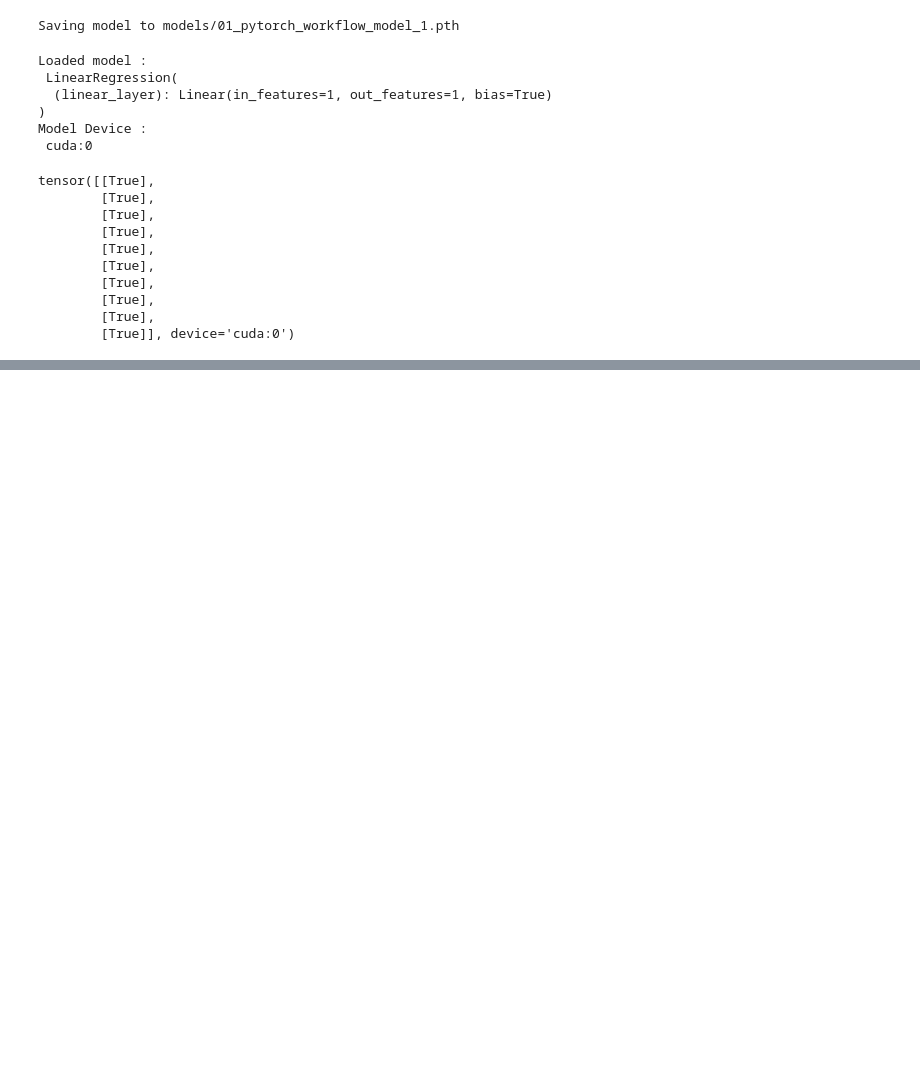
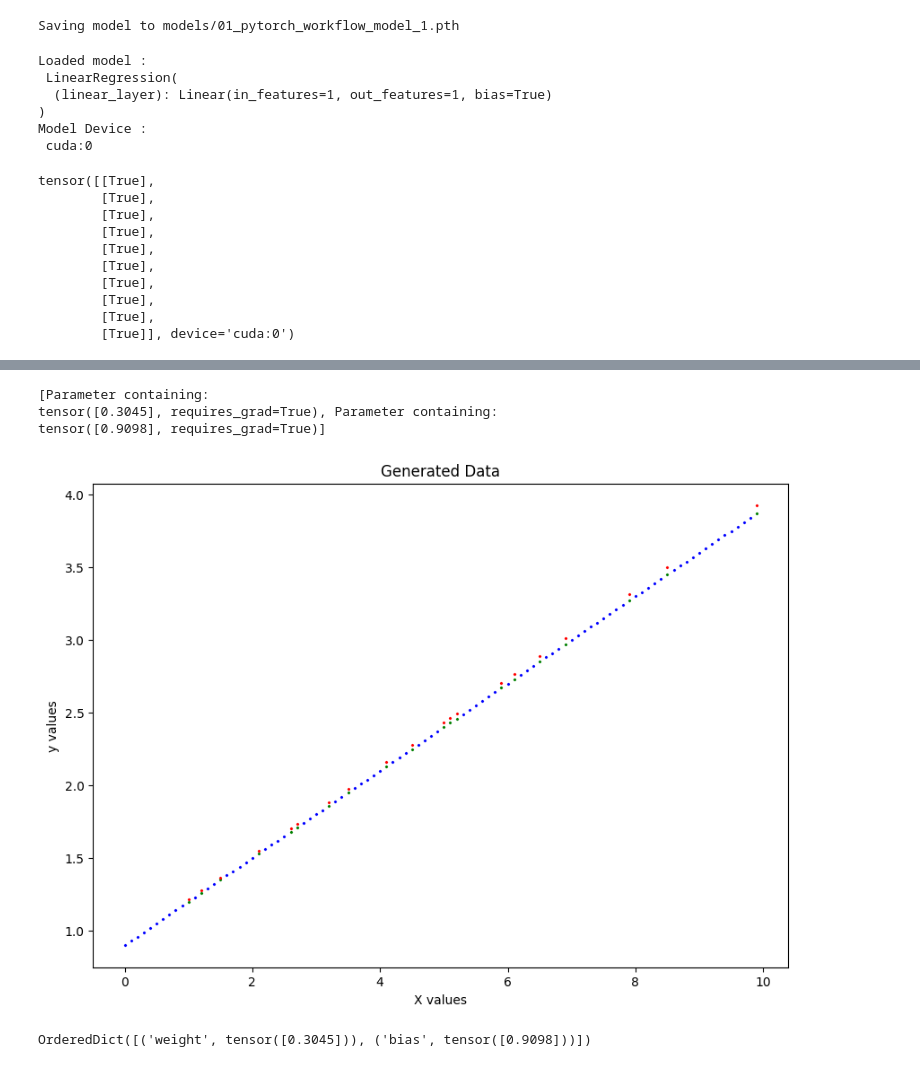
Before and after one commit to suryansh-sinha/Learning-PyTorch, a Jupyter notebook: Daniel Bourke/01_PyTorch_Workflow.ipynb, the cells around one changed output, grey strips where cells are left out. Cells and saved outputs as stored; diff of their text form; code cells hidden in the pictures; blank space fills up the shorter version.

```diff
--- a/Daniel Bourke/01_PyTorch_Workflow.ipynb
+++ b/Daniel Bourke/01_PyTorch_Workflow.ipynb
@@ -791,0 +907,39 @@ tensor([[True],
+# %%
+loss_fn = nn.L1Loss()
+optimizer = torch.optim.SGD(params=newModel.parameters(),
+                            lr=0.01)
+# %%
+# Training and Testing Loop
+epochs = 300
+epoch_count = []
+train_losses = []
+test_losses = []
+
+for epoch in range(epochs):
+
+  # Training mode for model
+  newModel.train()
+
+  preds = newModel(X_train)
+
+  loss = loss_fn(preds, y_train)
+
+  optimizer.zero_grad()
+
+  loss.backward()
+
+  optimizer.step()
+
+
+  newModel.eval()
+  # Testing every 20 epochs
+  if epoch%20 == 0:
+    epoch_count.append(epoch)
+    with torch.inference_mode():
+      test_preds = newModel(X_test)
+      test_loss = loss_fn(test_preds, y_test)
+      train_losses.append(loss)
+      test_losses.append(test_loss)
+
+
+    print(f'Epoch: {epoch} | Training Loss: {loss} | Testing Loss: {test_loss}')
@@ -791,0 +962,14 @@ tensor([[True],
+# %%
+print(list(newModel.parameters()))
+# %% [output]
+[Parameter containing:
+tensor([0.3045], requires_grad=True), Parameter containing:
+tensor([0.9098], requires_grad=True)]
+# %%
+newModel.eval()
+with torch.inference_mode():
+  test_predictions = newModel(X_test)
+
+plotData(predictions=test_predictions)
+# %% [output]
+[figure, added]
@@ -791,0 +988,6 @@ tensor([[True],
+# %%
+exModel = LinearModel()
+exModel.load_state_dict(torch.load(f=MODEL_SAVE_PATH))
+print(exModel.state_dict())
+# %% [output]
+OrderedDict([('weight', tensor([0.3045])), ('bias', tensor([0.9098]))])
```
Also changed, not shown: parts of 11 cells of this notebook.
